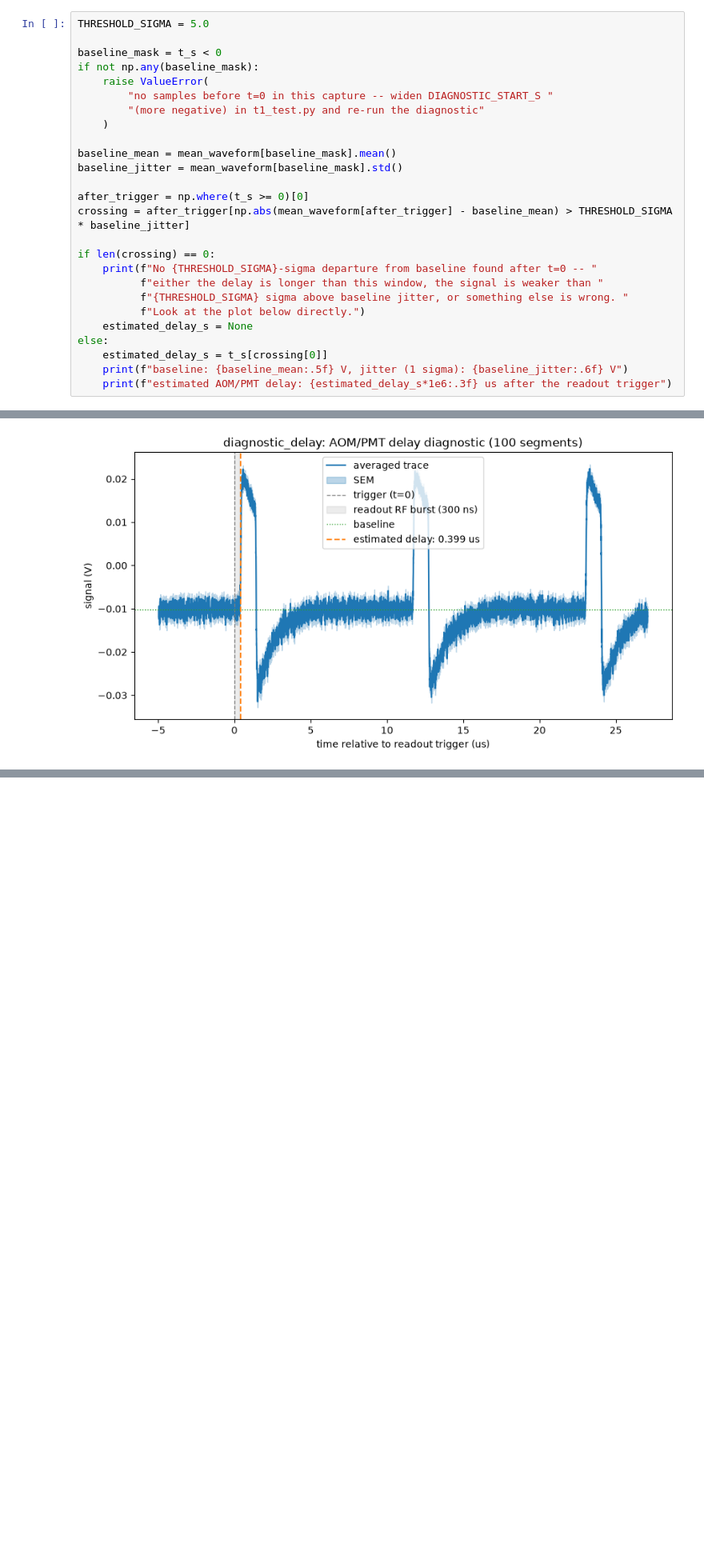
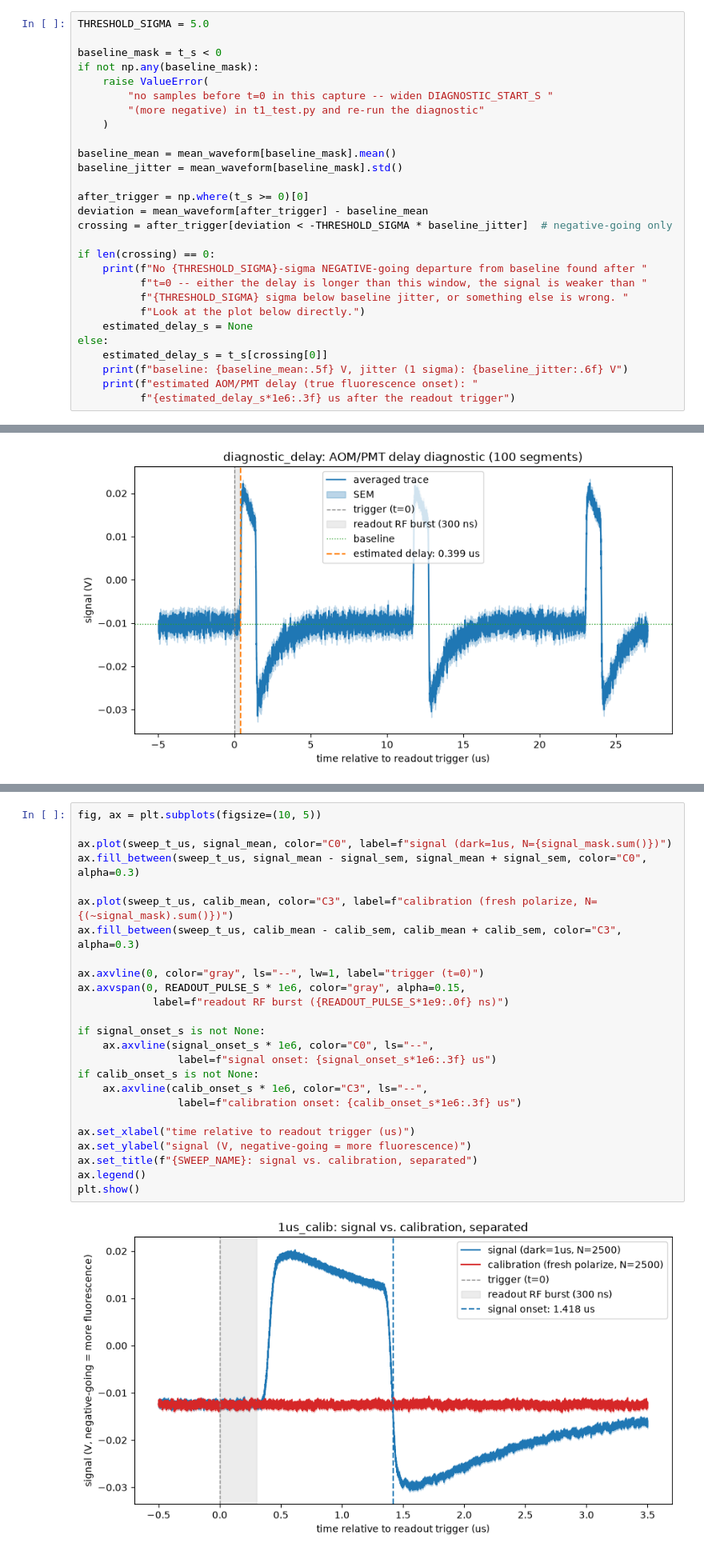
Before and after one commit to meimei2027/diamonds, a Jupyter notebook: experiment/t1_test.ipynb, the cells around one changed output, grey strips where cells are left out. Shown at 80% size. Drawn from its saved outputs; the diff is of its cells as text; blank space fills up the shorter version.

```diff
--- a/experiment/t1_test.ipynb
+++ b/experiment/t1_test.ipynb
@@ -68,18 +74,20 @@ baseline_mean = mean_waveform[baseline_mask].mean()
 baseline_jitter = mean_waveform[baseline_mask].std()
 
 after_trigger = np.where(t_s >= 0)[0]
-crossing = after_trigger[np.abs(mean_waveform[after_trigger] - baseline_mean) > THRESHOLD_SIGMA * baseline_jitter]
+deviation = mean_waveform[after_trigger] - baseline_mean
+crossing = after_trigger[deviation < -THRESHOLD_SIGMA * baseline_jitter]  # negative-going only
 
 if len(crossing) == 0:
-    print(f"No {THRESHOLD_SIGMA}-sigma departure from baseline found after t=0 -- "
-          f"either the delay is longer than this window, the signal is weaker than "
-          f"{THRESHOLD_SIGMA} sigma above baseline jitter, or something else is wrong. "
+    print(f"No {THRESHOLD_SIGMA}-sigma NEGATIVE-going departure from baseline found after "
+          f"t=0 -- either the delay is longer than this window, the signal is weaker than "
+          f"{THRESHOLD_SIGMA} sigma below baseline jitter, or something else is wrong. "
           f"Look at the plot below directly.")
     estimated_delay_s = None
 else:
     estimated_delay_s = t_s[crossing[0]]
     print(f"baseline: {baseline_mean:.5f} V, jitter (1 sigma): {baseline_jitter:.6f} V")
-    print(f"estimated AOM/PMT delay: {estimated_delay_s*1e6:.3f} us after the readout trigger")
+    print(f"estimated AOM/PMT delay (true fluorescence onset): "
+          f"{estimated_delay_s*1e6:.3f} us after the readout trigger")
 # %% [output]
 baseline: -0.01016 V, jitter (1 sigma): 0.001151 V
 estimated AOM/PMT delay: 0.399 us after the readout trigger
@@ -108,0 +226,27 @@ plt.show()
+# %%
+fig, ax = plt.subplots(figsize=(10, 5))
+
+ax.plot(sweep_t_us, signal_mean, color="C0", label=f"signal (dark=1us, N={signal_mask.sum()})")
+ax.fill_between(sweep_t_us, signal_mean - signal_sem, signal_mean + signal_sem, color="C0", alpha=0.3)
+
+ax.plot(sweep_t_us, calib_mean, color="C3", label=f"calibration (fresh polarize, N={(~signal_mask).sum()})")
+ax.fill_between(sweep_t_us, calib_mean - calib_sem, calib_mean + calib_sem, color="C3", alpha=0.3)
+
+ax.axvline(0, color="gray", ls="--", lw=1, label="trigger (t=0)")
+ax.axvspan(0, READOUT_PULSE_S * 1e6, color="gray", alpha=0.15,
+            label=f"readout RF burst ({READOUT_PULSE_S*1e9:.0f} ns)")
+
+if signal_onset_s is not None:
+    ax.axvline(signal_onset_s * 1e6, color="C0", ls="--",
+                label=f"signal onset: {signal_onset_s*1e6:.3f} us")
+if calib_onset_s is not None:
+    ax.axvline(calib_onset_s * 1e6, color="C3", ls="--",
+                label=f"calibration onset: {calib_onset_s*1e6:.3f} us")
+
+ax.set_xlabel("time relative to readout trigger (us)")
+ax.set_ylabel("signal (V, negative-going = more fluorescence)")
+ax.set_title(f"{SWEEP_NAME}: signal vs. calibration, separated")
+ax.legend()
+plt.show()
+# %% [output]
+[figure, added]
```
Also changed, not shown: parts of 23 cells of this notebook, 2 other files.
